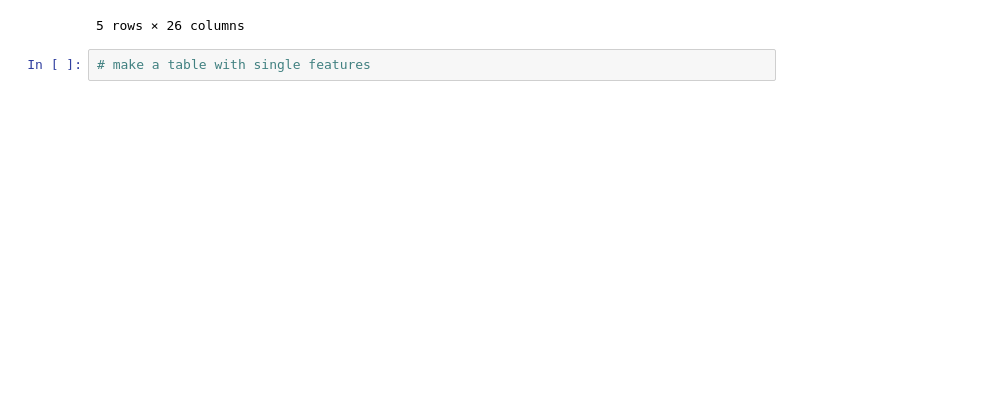
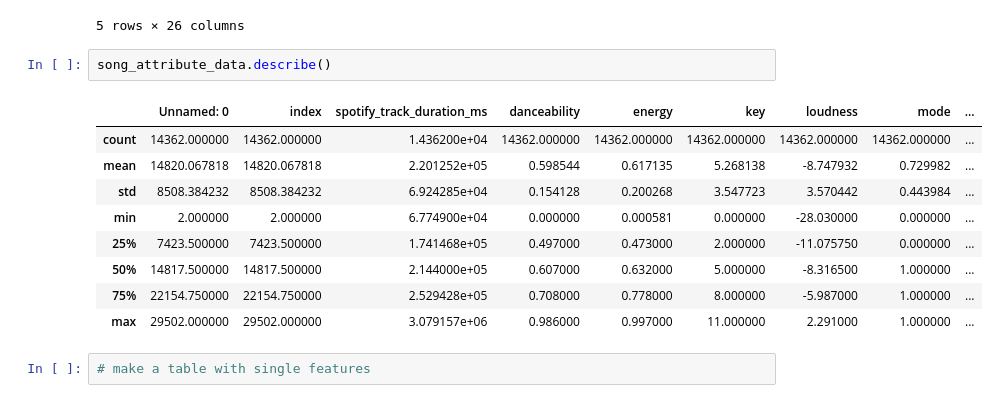
Before and after one commit to teaganabritten/DS3021-music-projectfork, a Jupyter notebook: results/loveprediction_withfigures.ipynb, the cells around one changed output. Drawn from its saved outputs; the diff is of its cells as text; blank space fills up the shorter version.

```diff
--- a/results/loveprediction_withfigures.ipynb
+++ b/results/loveprediction_withfigures.ipynb
@@ -216,6 +214,18 @@ song_attribute_data.head()
 | 10 | 10 | 10 | 'til I Can Make It On My OwnTammy... | Tammy Wynette | 'til I Can Make It On My Own | ['country', 'country dawn', 'nash... | 0aJHZYjwbfTmeyUWF7zGxI | ... |
 | 12 | 12 | 12 | 'Til My Baby Comes HomeLuther Van... | Luther Vandross | 'Til My Baby Comes Home | ['funk', 'motown', 'neo soul', 'n... | 2R97RZWUx4vAFbMMtmb5Ss | ... |
 5 rows × 26 columns
+# %%
+song_attribute_data.describe()
+# %% [output]
+|  | Unnamed: 0 | index | spotify_track_duration_ms | danceability | energy | key | loudness | mode | ... |
+| count | 14362.000000 | 14362.000000 | 1.436200e+04 | 14362.000000 | 14362.000000 | 14362.000000 | 14362.000000 | 14362.000000 | ... |
+| mean | 14820.067818 | 14820.067818 | 2.201252e+05 | 0.598544 | 0.617135 | 5.268138 | -8.747932 | 0.729982 | ... |
+| std | 8508.384232 | 8508.384232 | 6.924285e+04 | 0.154128 | 0.200268 | 3.547723 | 3.570442 | 0.443984 | ... |
+| min | 2.000000 | 2.000000 | 6.774900e+04 | 0.000000 | 0.000581 | 0.000000 | -28.030000 | 0.000000 | ... |
+| 25% | 7423.500000 | 7423.500000 | 1.741468e+05 | 0.497000 | 0.473000 | 2.000000 | -11.075750 | 0.000000 | ... |
+| 50% | 14817.500000 | 14817.500000 | 2.144000e+05 | 0.607000 | 0.632000 | 5.000000 | -8.316500 | 1.000000 | ... |
+| 75% | 22154.750000 | 22154.750000 | 2.529428e+05 | 0.708000 | 0.778000 | 8.000000 | -5.987000 | 1.000000 | ... |
+| max | 29502.000000 | 29502.000000 | 3.079157e+06 | 0.986000 | 0.997000 | 11.000000 | 2.291000 | 1.000000 | ... |
 # %%
 # make a table with single features
 # %%
```
Also changed, not shown: parts of 5 cells of this notebook.
